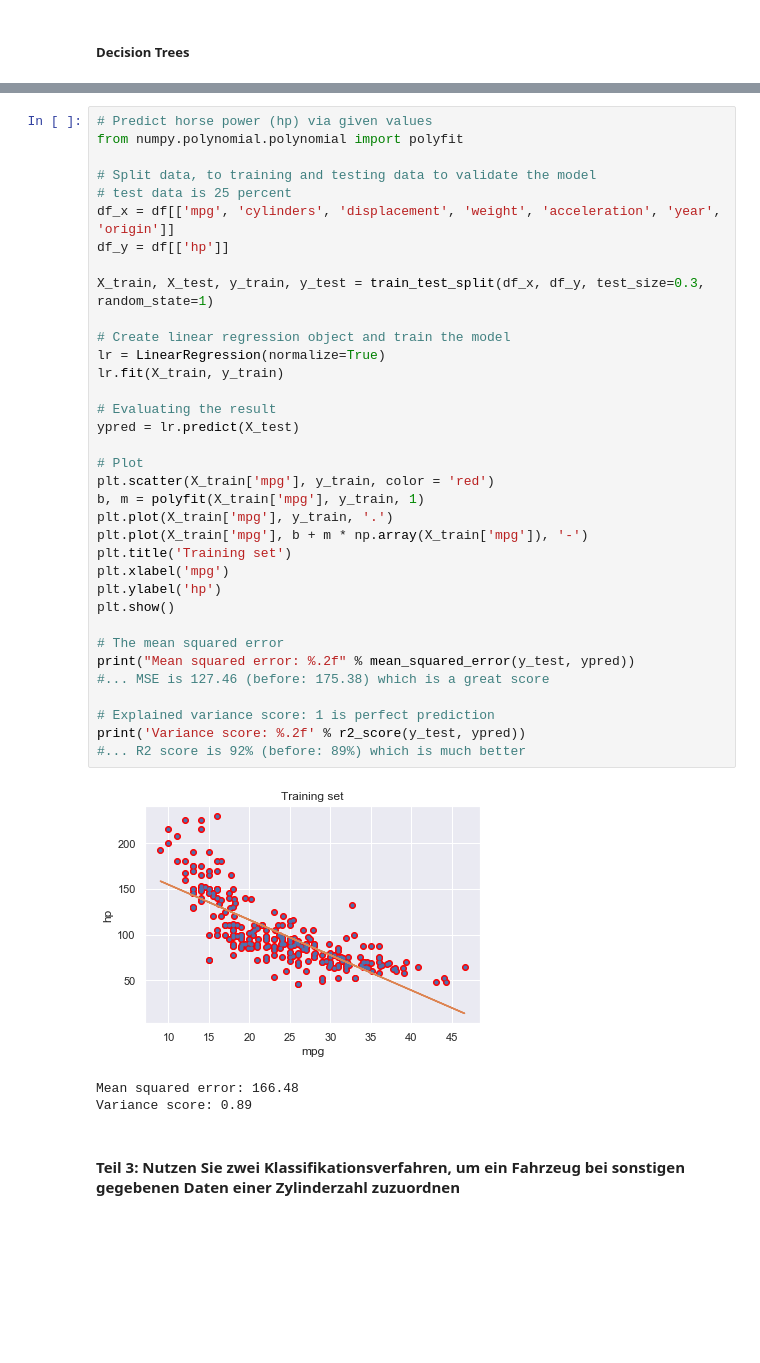
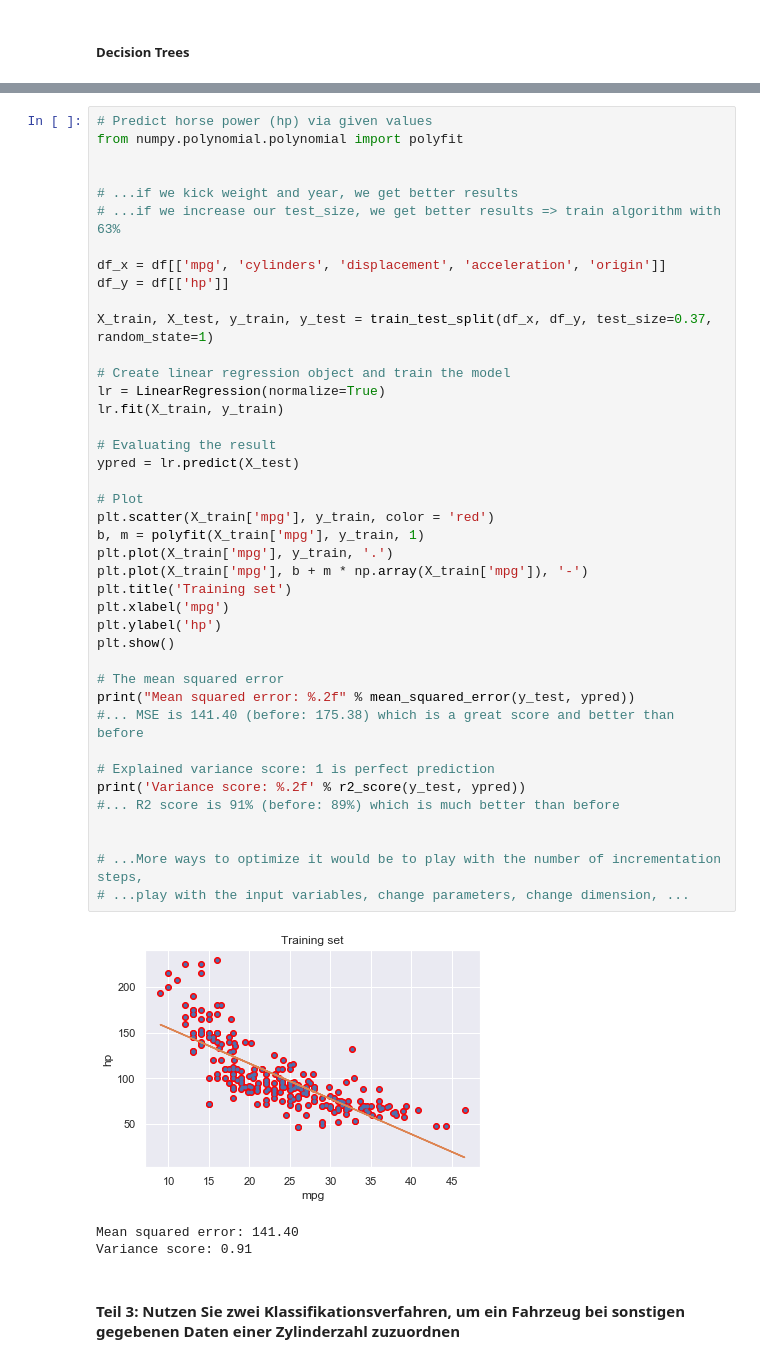
Before and after one commit to emrebesogul/data-science, a Jupyter notebook: Programmentwurf.ipynb, the cells around one changed output, grey strips where cells are left out. Saved outputs shown, nothing was run; the diff lists cells and outputs as text; blank space fills up the shorter version.

```diff
--- a/Programmentwurf.ipynb
+++ b/Programmentwurf.ipynb
@@ -260,42 +257,48 @@ Variance score: 0.86
 # %%
 # Predict horse power (hp) via given values
 from numpy.polynomial.polynomial import polyfit
 
-# Split data, to training and testing data to validate the model
-# test data is 25 percent
-df_x = df[['mpg', 'cylinders', 'displacement', 'weight', 'acceleration', 'year', 'origin']]
+
+# ...if we kick weight and year, we get better results
+# ...if we increase our test_size, we get better results => train algorithm with 63%
+
+df_x = df[['mpg', 'cylinders', 'displacement', 'acceleration', 'origin']]
 df_y = df[['hp']]
 
-X_train, X_test, y_train, y_test = train_test_split(df_x, df_y, test_size=0.3, random_state=1)
+X_train, X_test, y_train, y_test = train_test_split(df_x, df_y, test_size=0.37, random_state=1)
 
 # Create linear regression object and train the model
 lr = LinearRegression(normalize=True)
 lr.fit(X_train, y_train)
 
 # Evaluating the result
 ypred = lr.predict(X_test)
 
 # Plot
 plt.scatter(X_train['mpg'], y_train, color = 'red')
 b, m = polyfit(X_train['mpg'], y_train, 1)
 plt.plot(X_train['mpg'], y_train, '.')
 plt.plot(X_train['mpg'], b + m * np.array(X_train['mpg']), '-')
 plt.title('Training set')
 plt.xlabel('mpg')
 plt.ylabel('hp')
 plt.show()
 
 # The mean squared error
 print("Mean squared error: %.2f" % mean_squared_error(y_test, ypred))
-#... MSE is 127.46 (before: 175.38) which is a great score
+#... MSE is 141.40 (before: 175.38) which is a great score and better than before
 
 # Explained variance score: 1 is perfect prediction
 print('Variance score: %.2f' % r2_score(y_test, ypred))
-#... R2 score is 92% (before: 89%) which is much better
+#... R2 score is 91% (before: 89%) which is much better than before
+
+
+# ...More ways to optimize it would be to play with the number of incrementation steps,
+# ...play with the input variables, change parameters, change dimension, ...
 # %% [output]
-[figure, old version]
+[figure, new version]
-Mean squared error: 166.48
-Variance score: 0.89
+Mean squared error: 141.40
+Variance score: 0.91
 # %% [markdown]
 #### Teil 3: Nutzen Sie zwei Klassifikationsverfahren, um ein Fahrzeug bei sonstigen gegebenen Daten einer Zylinderzahl zuzuordnen
 # %%
```
Also changed, not shown: parts of 4 cells of this notebook.
